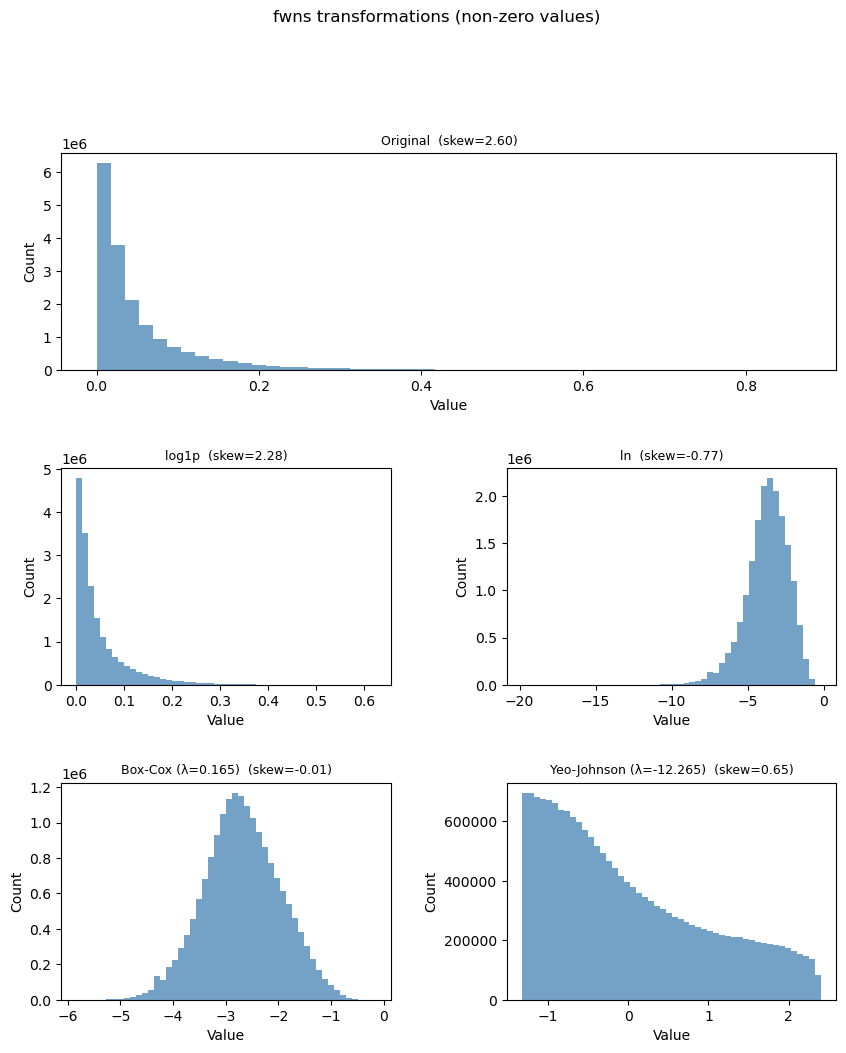
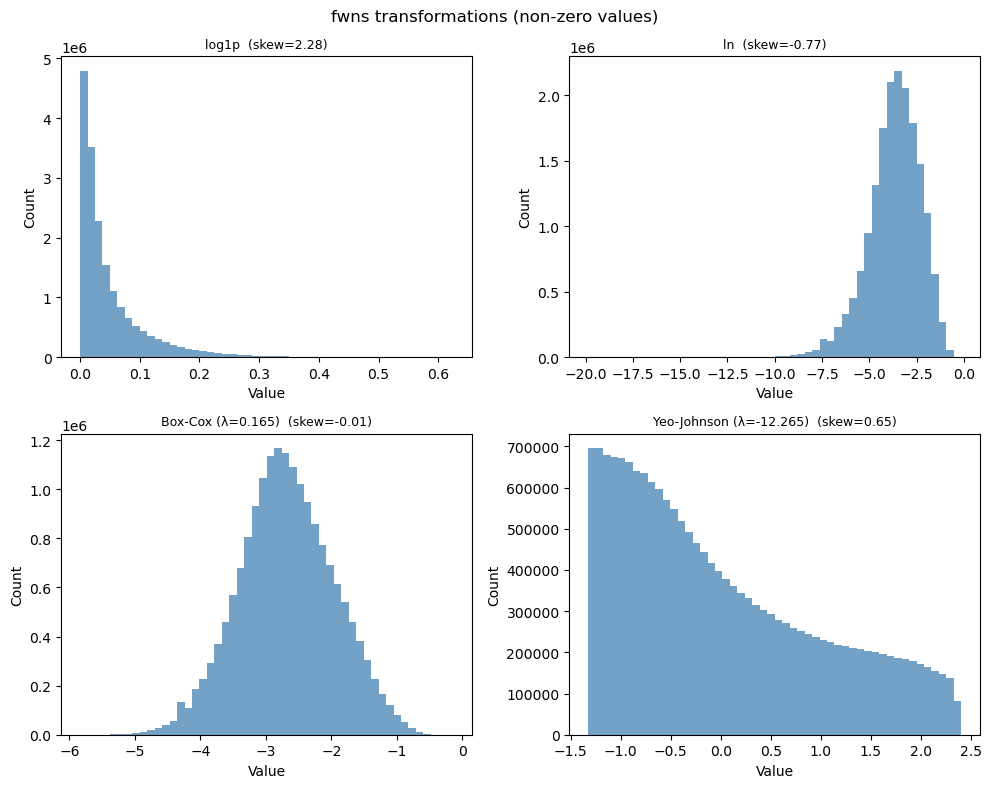
The notebook cell's code change between the first figure and the second:
--- before
+++ after
@@ -7,19 +7,12 @@
 x_yj = pt.fit_transform(x_pos.values.reshape(-1, 1)).flatten()
 
-fig = plt.figure(figsize=(10, 11))
-gs  = fig.add_gridspec(3, 2, hspace=0.45, wspace=0.35)
-
-ax0 = fig.add_subplot(gs[0, :])   # full-width top row
-ax1 = fig.add_subplot(gs[1, 0])
-ax2 = fig.add_subplot(gs[1, 1])
-ax3 = fig.add_subplot(gs[2, 0])
-ax4 = fig.add_subplot(gs[2, 1])
+fig, axes = plt.subplots(2, 2, figsize=(10, 8))
+axes = axes.flatten()
 
 plots = [
-    (ax0, x_pos,    f'Original  (skew={stats.skew(x_pos):.2f})'),
-    (ax1, x_log1p,  f'log1p  (skew={stats.skew(x_log1p):.2f})'),
-    (ax2, x_ln,     f'ln  (skew={stats.skew(x_ln):.2f})'),
-    (ax3, x_boxcox, f'Box-Cox (λ={lam_bc:.3f})  (skew={stats.skew(x_boxcox):.2f})'),
-    (ax4, x_yj,     f'Yeo-Johnson (λ={pt.lambdas_[0]:.3f})  (skew={stats.skew(x_yj):.2f})'),
+    (axes[0], x_log1p,  f'log1p  (skew={stats.skew(x_log1p):.2f})'),
+    (axes[1], x_ln,     f'ln  (skew={stats.skew(x_ln):.2f})'),
+    (axes[2], x_boxcox, f'Box-Cox (λ={lam_bc:.3f})  (skew={stats.skew(x_boxcox):.2f})'),
+    (axes[3], x_yj,     f'Yeo-Johnson (λ={pt.lambdas_[0]:.3f})  (skew={stats.skew(x_yj):.2f})'),
 ]
 for ax, data, title in plots:
@@ -29,4 +22,5 @@
     ax.set_ylabel('Count')
 
-fig.suptitle('fwns transformations (non-zero values)', fontsize=12, y=1.01)
+fig.suptitle('fwns transformations (non-zero values)', fontsize=12)
+plt.tight_layout()
 plt.show()

Commit: Finalysed model training and fixed analysis